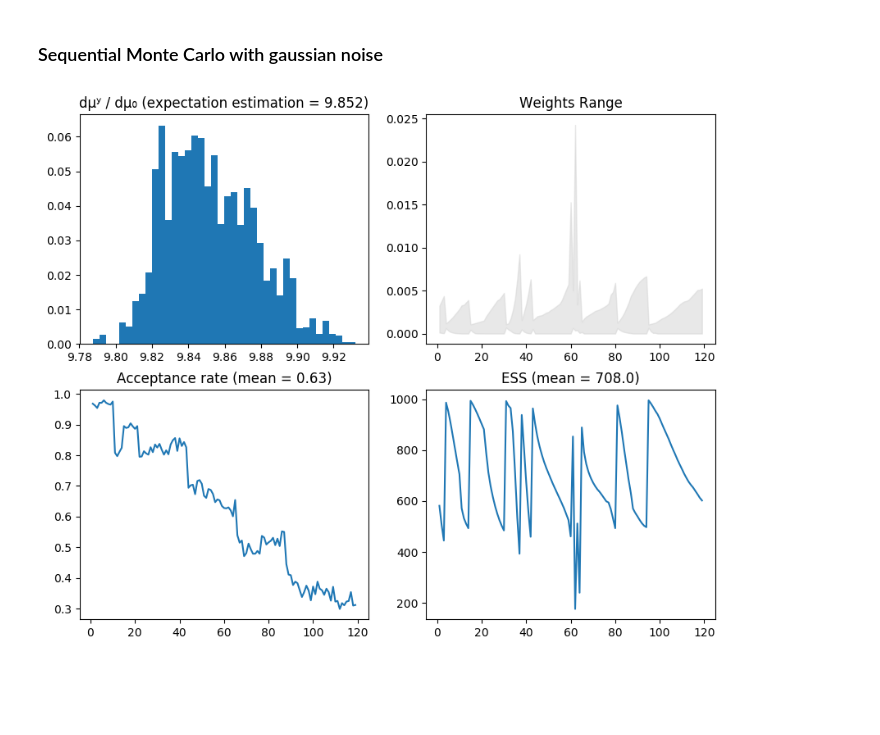
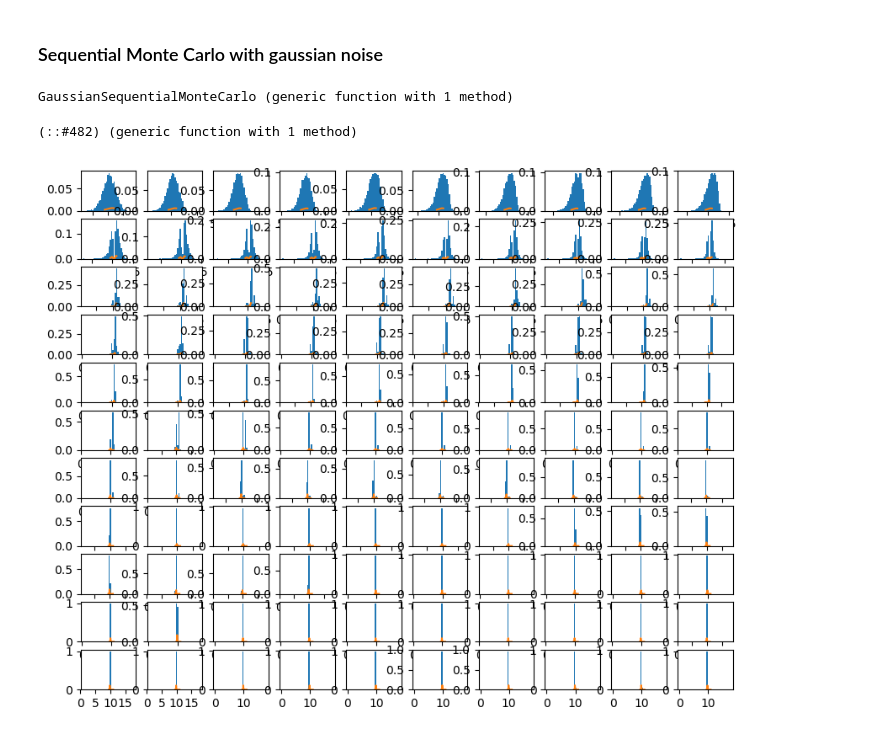
Before and after one commit to matthieubulte/smc, a Jupyter notebook: code/Results.ipynb, the cells around one changed output. Cells and saved outputs as stored; diff of their text form; code cells hidden in the pictures; blank space fills up the shorter version.

```diff
--- a/code/Results.ipynb
+++ b/code/Results.ipynb
@@ -87,7 +83,7 @@ The expectation estimation is of 9.85493759060652
 # %% [markdown]
 ### Sequential Monte Carlo with gaussian noise
 # %%
-function GaussianSequentialMonteCarlo(X₀, p, prior, ll; μ=0.1)
+function GaussianSequentialMonteCarlo(X₀, p, prior, ll; μ=0.1, n_repeat=1)
     # initialization
     N,d = size(X₀)
     w = MvNormal(μ^2 * eye(d))
@@ -133,7 +129,7 @@ function GaussianSequentialMonteCarlo(X₀, p, prior, ll; μ=0.1)
                 X[i,:] = xₙ
                 accepted += 1
             end
-            W[i] += -dwₙ₋₁
+            W[i] = -dwₙ₋₁
 
             accepted
         end
@@ -159,17 +155,29 @@ function GaussianSequentialMonteCarlo(X₀, p, prior, ll; μ=0.1)
                 W[i] = 1/N
             end
         end
+
+        subplot(p/n_repeat,n_repeat,n)
+        PyPlot.plt[:hist](X, 40, weights=W)
+        mesh = linspace(max(9.5,minimum(X)), min(11, maximum(X)), 200)
+        posterior = exp.((g -> -ll(n,g)[1] + Distributions.logpdf(prior, g)).(mesh))
+        posterior /= sum(posterior)
+        plot(mesh, posterior)
     end
 
     W,X,acceptance_rate,ess,minweights,maxweights
 end
-
-N = 1000
-X₀ = reshape(rand(prior, N), N, 1)
-
-modulo_llhood = (n, g) -> loglikelihood(div(n - n%11,11)+1, g)
-
-outs = GaussianSequentialMonteCarlo(X₀, 119, prior, modulo_llhood, μ=0.1)
-plotSMC(outs);
 # %% [output]
-[figure, removed]
+GaussianSequentialMonteCarlo (generic function with 1 method)
+# %%
+N = 5_000
+X₀ = reshape(rand(prior, N), N, 1)
+
+repeat = 10
+modulo_llhood = (n, g) -> loglikelihood(div(n - (n-1)%repeat, repeat)+1, g)
+modulo_llhood2 = (n, g) -> loglikelihood2(div(n - (n-1)%repeat, repeat)+1, g)
+# %% [output]
+(::#482) (generic function with 1 method)
+# %%
+outs2 = GaussianSequentialMonteCarlo(X₀, repeat*n_measurements, prior, modulo_llhood, μ=0.5, n_repeat=repeat);
+# %% [output]
+[figure, added]
```
Also changed, not shown: parts of 8 cells of this notebook, 16 other files.
